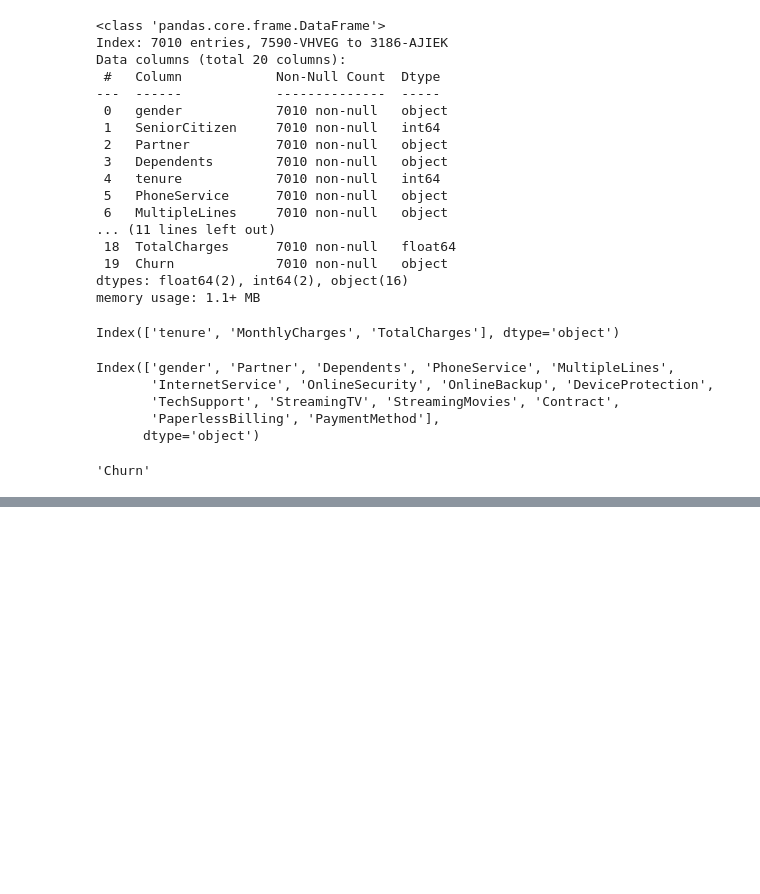
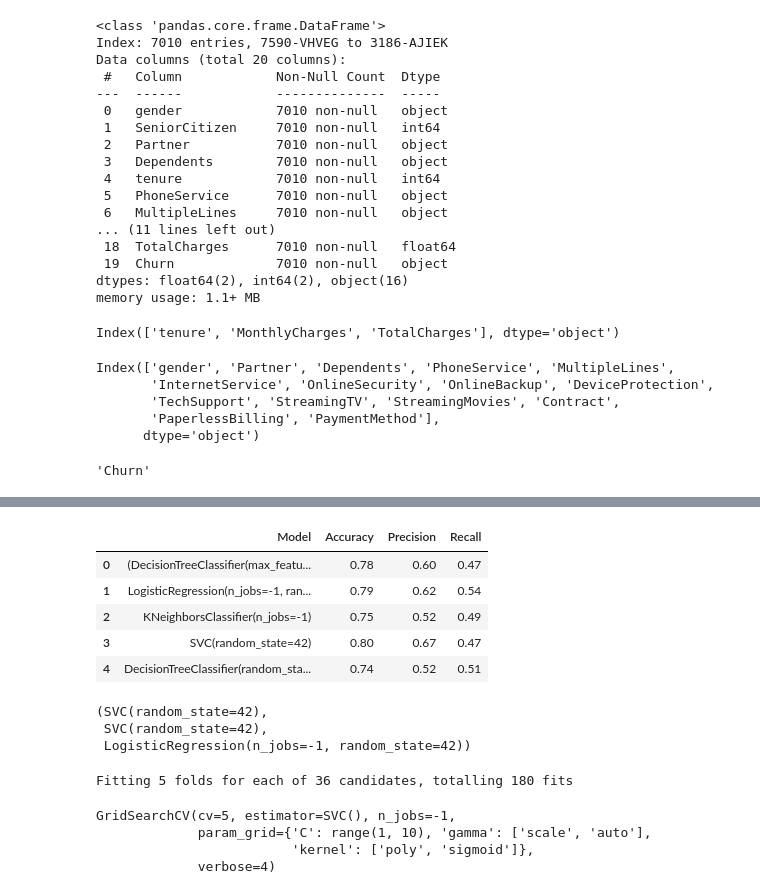
Before and after one commit to ElOuarary/Customer_Churn_Prediction, a Jupyter notebook: notebooks/models.ipynb, the cells around one changed output, grey strips where cells are left out. Drawn from its saved outputs; the diff is of its cells as text; code cells hidden in the pictures; blank space fills up the shorter version.

Commit message:
Trained 5 differents models on the raw data, the results were not promissing even when selecting the best hyperparameters the models best performances where not that significant.

```diff
--- a/notebooks/models.ipynb
+++ b/notebooks/models.ipynb
@@ -77,0 +75,23 @@ array(['No', 'Yes'], dtype=object)
+# %%
+from sklearn.ensemble import RandomForestClassifier
+from sklearn.linear_model import LogisticRegression
+from sklearn.neighbors import KNeighborsClassifier
+from sklearn.svm import SVC
+from sklearn.tree import DecisionTreeClassifier
+
+rf_clf = RandomForestClassifier(n_jobs=-1, random_state=42)
+lr_clf = LogisticRegression(random_state=42, n_jobs=-1)
+knn_clf = KNeighborsClassifier(n_jobs=-1)
+svm_clf = SVC(random_state=42)
+tree_clf = DecisionTreeClassifier(random_state=42)
+
+models = [rf_clf, lr_clf, knn_clf, svm_clf, tree_clf]
+# %%
+from time import time
+
+for model in models:
+    print(f'{model} is training')
+    training_start = time()
+    model.fit(X_train, y_train)
+    training_end = time() - training_start
+    print(f'{model} has complete training in {training_end}')
@@ -77,0 +109,52 @@ array(['No', 'Yes'], dtype=object)
+# %%
+from sklearn.metrics import accuracy_score, precision_score, recall_score
+
+X_test = raw_data_pipeline.transform(X_test)
+y_test = target_enc.transform(y_test)
+
+models_df = pd.DataFrame()
+models_data = {'Model': [], 'Accuracy': [], 'Precision': [], 'Recall': []}
+
+for model in models:
+    y_pred = model.predict(X_test)
+    models_data['Model'].append(model)
+    models_data['Accuracy'].append(round(accuracy_score(y_test, y_pred), 2))
+    models_data['Precision'].append(round(precision_score(y_test, y_pred), 2))
+    models_data['Recall'].append(round(recall_score(y_test, y_pred), 2))
+# %%
+models_df = pd.DataFrame(models_data)
+models_df
+# %% [output]
+|  | Model | Accuracy | Precision | Recall |
+| 0 | (DecisionTreeClassifier(max_featu... | 0.78 | 0.60 | 0.47 |
+| 1 | LogisticRegression(n_jobs=-1, ran... | 0.79 | 0.62 | 0.54 |
+| 2 | KNeighborsClassifier(n_jobs=-1) | 0.75 | 0.52 | 0.49 |
+| 3 | SVC(random_state=42) | 0.80 | 0.67 | 0.47 |
+| 4 | DecisionTreeClassifier(random_sta... | 0.74 | 0.52 | 0.51 |
+# %%
+high_accuracy_model = models_df.loc[models_df.Accuracy.argmax()].Model
+high_precision_model = models_df.loc[models_df.Precision.argmax()].Model
+high_recall_model = models_df.loc[models_df.Recall.argmax()].Model
+
+high_accuracy_model, high_precision_model, high_recall_model
+# %% [output]
+(SVC(random_state=42),
+ SVC(random_state=42),
+ LogisticRegression(n_jobs=-1, random_state=42))
+# %%
+from sklearn.model_selection import GridSearchCV
+
+svc_params = {
+    'C': range(1, 10),
+    'kernel': ['poly', 'sigmoid'],
+    'gamma': ['scale', 'auto']
+}
+
+grid_svc = GridSearchCV(SVC(), svc_params, n_jobs=-1, cv=5, verbose=4)
+grid_svc.fit(X_train, y_train)
+# %% [output]
+Fitting 5 folds for each of 36 candidates, totalling 180 fits
+GridSearchCV(cv=5, estimator=SVC(), n_jobs=-1,
+             param_grid={'C': range(1, 10), 'gamma': ['scale', 'auto'],
+                         'kernel': ['poly', 'sigmoid']},
+             verbose=4)
```
Also changed, not shown: parts of 5 cells of this notebook.
